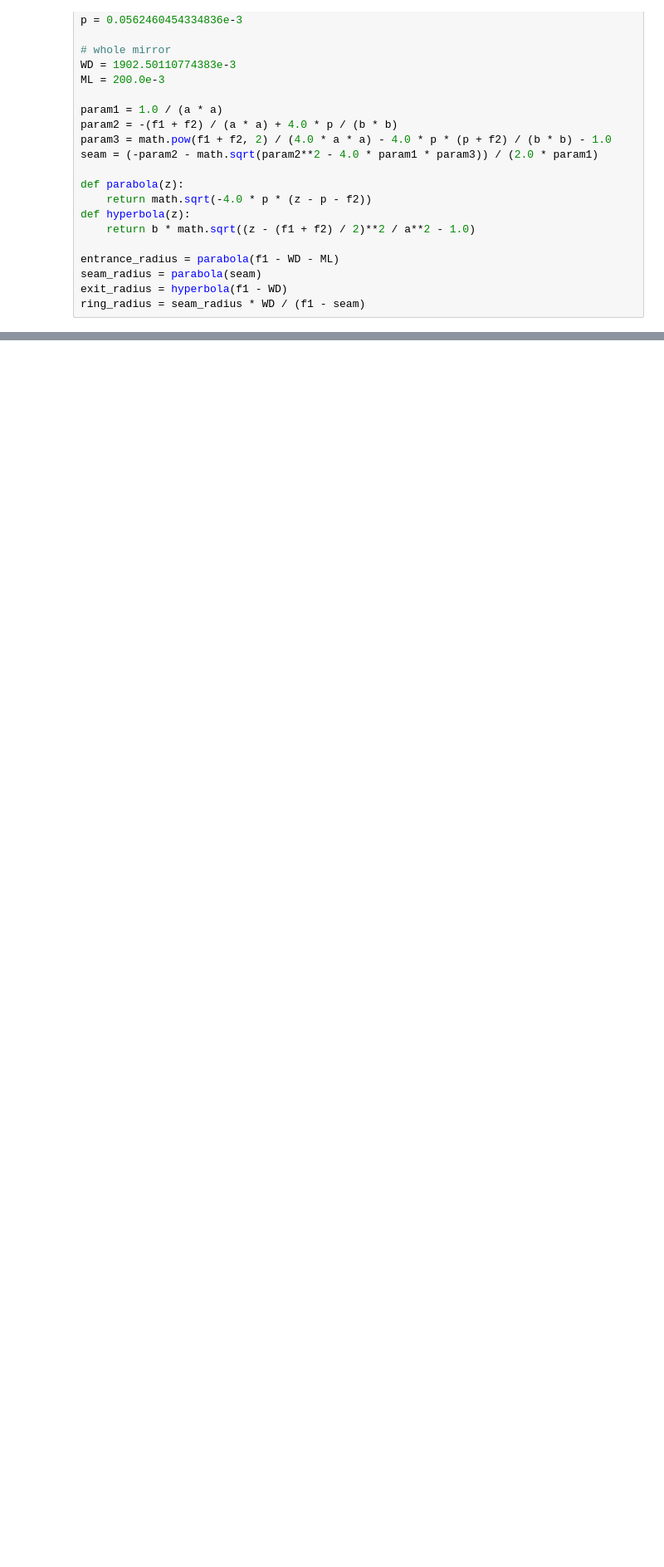
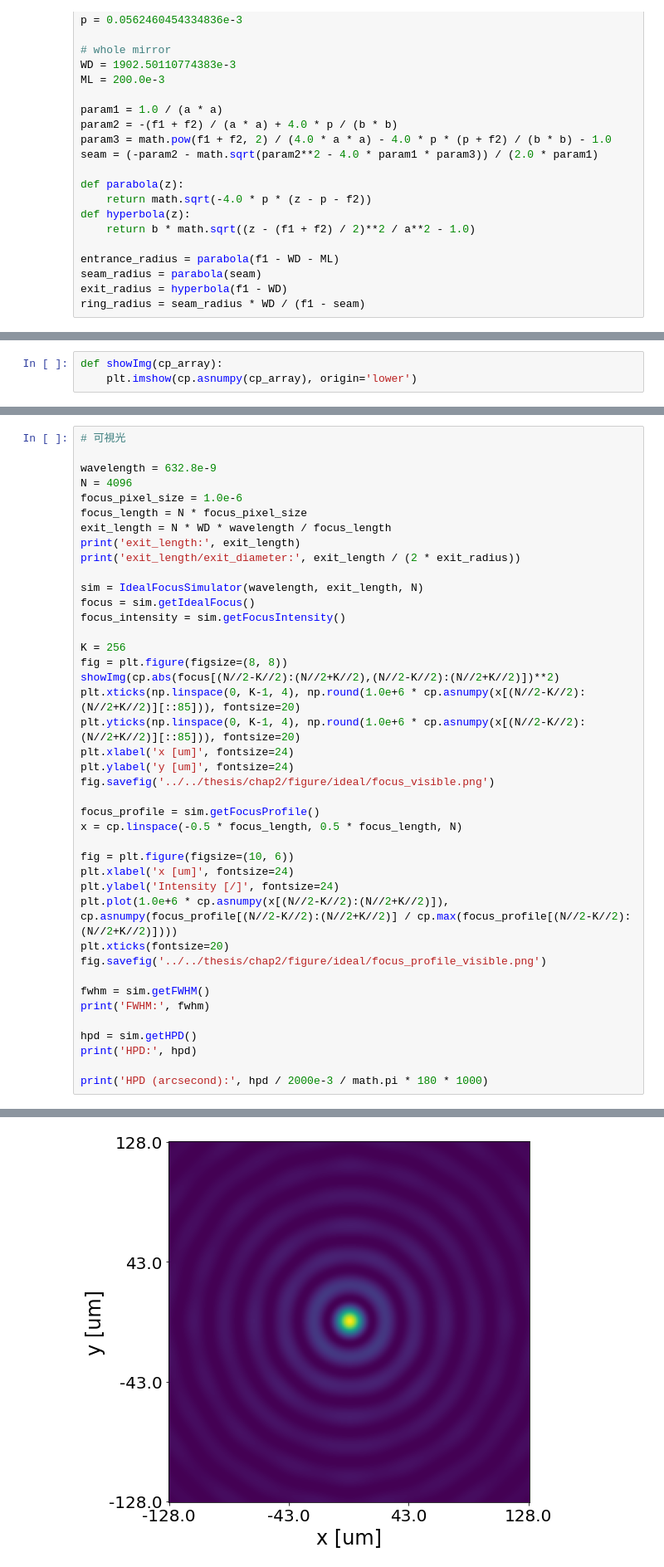
Before and after one commit to dieu-detruit/bachelor-thesis, a Jupyter notebook: illustration/chapter2/ideal_focus.ipynb, the cells around one changed output, grey strips where cells are left out. Shown at 83% size. Cells and saved outputs as stored; diff of their text form; blank space fills up the shorter version.

```diff
--- a/illustration/chapter2/ideal_focus.ipynb
+++ b/illustration/chapter2/ideal_focus.ipynb
@@ -190,0 +103,3 @@ HPD: 1.730277032702117e-06
+# %%
+def showImg(cp_array):
+    plt.imshow(cp.asnumpy(cp_array), origin='lower')
@@ -190,0 +110,42 @@ HPD: 1.730277032702117e-06
+# %%
+# 可視光
+
+wavelength = 632.8e-9
+N = 4096
+focus_pixel_size = 1.0e-6
+focus_length = N * focus_pixel_size
+exit_length = N * WD * wavelength / focus_length
+print('exit_length:', exit_length)
+print('exit_length/exit_diameter:', exit_length / (2 * exit_radius))
+
+sim = IdealFocusSimulator(wavelength, exit_length, N)
+focus = sim.getIdealFocus()
+focus_intensity = sim.getFocusIntensity()
+
+K = 256
+fig = plt.figure(figsize=(8, 8))
+showImg(cp.abs(focus[(N//2-K//2):(N//2+K//2),(N//2-K//2):(N//2+K//2)])**2)
+plt.xticks(np.linspace(0, K-1, 4), np.round(1.0e+6 * cp.asnumpy(x[(N//2-K//2):(N//2+K//2)][::85])), fontsize=20)
+plt.yticks(np.linspace(0, K-1, 4), np.round(1.0e+6 * cp.asnumpy(x[(N//2-K//2):(N//2+K//2)][::85])), fontsize=20)
+plt.xlabel('x [um]', fontsize=24)
+plt.ylabel('y [um]', fontsize=24)
+fig.savefig('../../thesis/chap2/figure/ideal/focus_visible.png')
+
+focus_profile = sim.getFocusProfile()
+x = cp.linspace(-0.5 * focus_length, 0.5 * focus_length, N)
+
+fig = plt.figure(figsize=(10, 6))
+plt.xlabel('x [um]', fontsize=24)
+plt.ylabel('Intensity [/]', fontsize=24)
+plt.plot(1.0e+6 * cp.asnumpy(x[(N//2-K//2):(N//2+K//2)]), cp.asnumpy(focus_profile[(N//2-K//2):(N//2+K//2)] / cp.max(focus_profile[(N//2-K//2):(N//2+K//2)])))
+plt.xticks(fontsize=20)
+fig.savefig('../../thesis/chap2/figure/ideal/focus_profile_visible.png')
+
+fwhm = sim.getFWHM()
+print('FWHM:', fwhm)
+
+hpd = sim.getHPD()
+print('HPD:', hpd)
+
+print('HPD (arcsecond):', hpd / 2000e-3 / math.pi * 180 * 1000)
+# %% [output]
@@ -190,0 +157 @@ HPD: 1.730277032702117e-06
+[figure, added]
```
Also changed, not shown: parts of 9 cells of this notebook, 21 other files.
